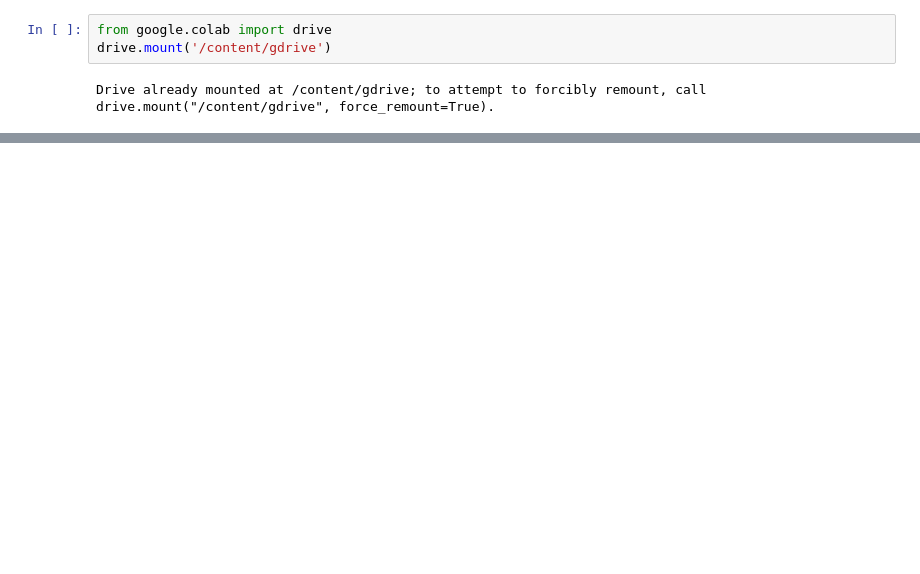
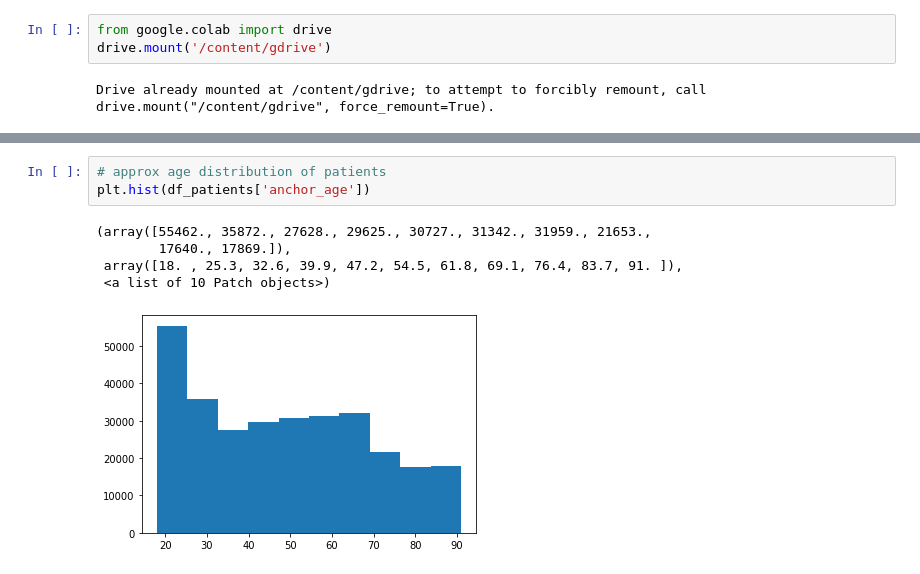
Before and after one commit to iupui-soic/pybootcamp, a Jupyter notebook: saptarshi_day5.ipynb, the cells around one changed output, grey strips where cells are left out. Cells and saved outputs as stored; diff of their text form; blank space fills up the shorter version.

```diff
--- a/saptarshi_day5.ipynb
+++ b/saptarshi_day5.ipynb
@@ -18,0 +33,9 @@ df.head()
+# %%
+# approx age distribution of patients
+plt.hist(df_patients['anchor_age'])
+# %% [output]
+(array([55462., 35872., 27628., 29625., 30727., 31342., 31959., 21653.,
+        17640., 17869.]),
+ array([18. , 25.3, 32.6, 39.9, 47.2, 54.5, 61.8, 69.1, 76.4, 83.7, 91. ]),
+ <a list of 10 Patch objects>)
+[figure, added]
```
Also changed, not shown: parts of 6 cells of this notebook.
